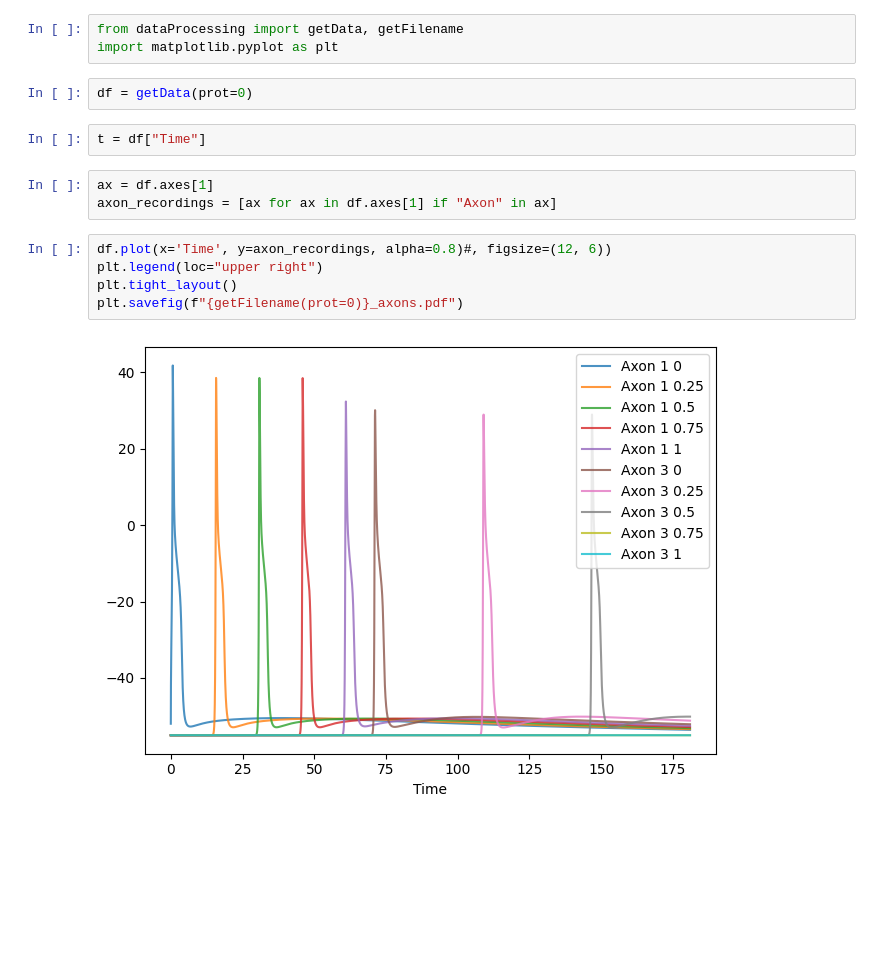
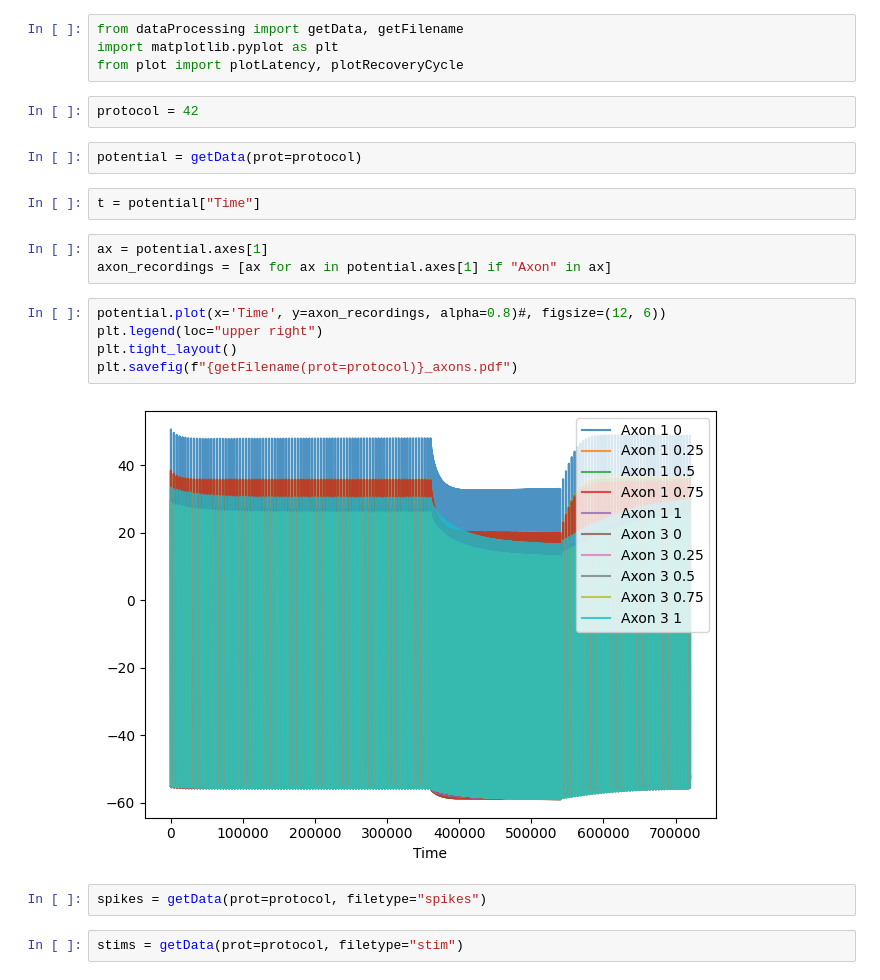
Before and after one commit to semi-dlc/NEURON-C-fiber, a Jupyter notebook: plots.ipynb, the cells around one changed output. Saved outputs shown, nothing was run; the diff lists cells and outputs as text; blank space fills up the shorter version.

```diff
--- a/plots.ipynb
+++ b/plots.ipynb
@@ -1,17 +1,24 @@
 # %%
 from dataProcessing import getData, getFilename
 import matplotlib.pyplot as plt
+from plot import plotLatency, plotRecoveryCycle
+# %%
+protocol = 42
 # %%
-df = getData(prot=0)
+potential = getData(prot=protocol)
 # %%
-t = df["Time"]
+t = potential["Time"]
 # %%
-ax = df.axes[1]
-axon_recordings = [ax for ax in df.axes[1] if "Axon" in ax]
+ax = potential.axes[1]
+axon_recordings = [ax for ax in potential.axes[1] if "Axon" in ax]
 # %%
-df.plot(x='Time', y=axon_recordings, alpha=0.8)#, figsize=(12, 6))
+potential.plot(x='Time', y=axon_recordings, alpha=0.8)#, figsize=(12, 6))
 plt.legend(loc="upper right")
 plt.tight_layout()
-plt.savefig(f"{getFilename(prot=0)}_axons.pdf")
+plt.savefig(f"{getFilename(prot=protocol)}_axons.pdf")
 # %% [output]
-[figure, old version]
+[figure, new version]
+# %%
+spikes = getData(prot=protocol, filetype="spikes")
+# %%
+stims = getData(prot=protocol, filetype="stim")
```
Also changed, not shown: parts of 2 cells of this notebook, 4 other files.
